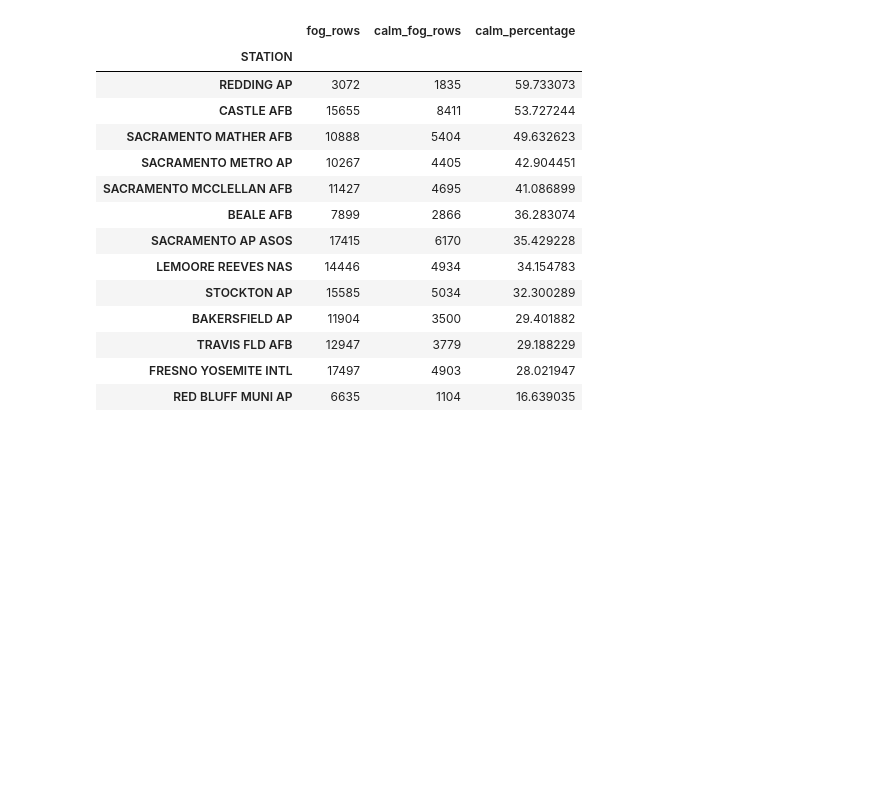
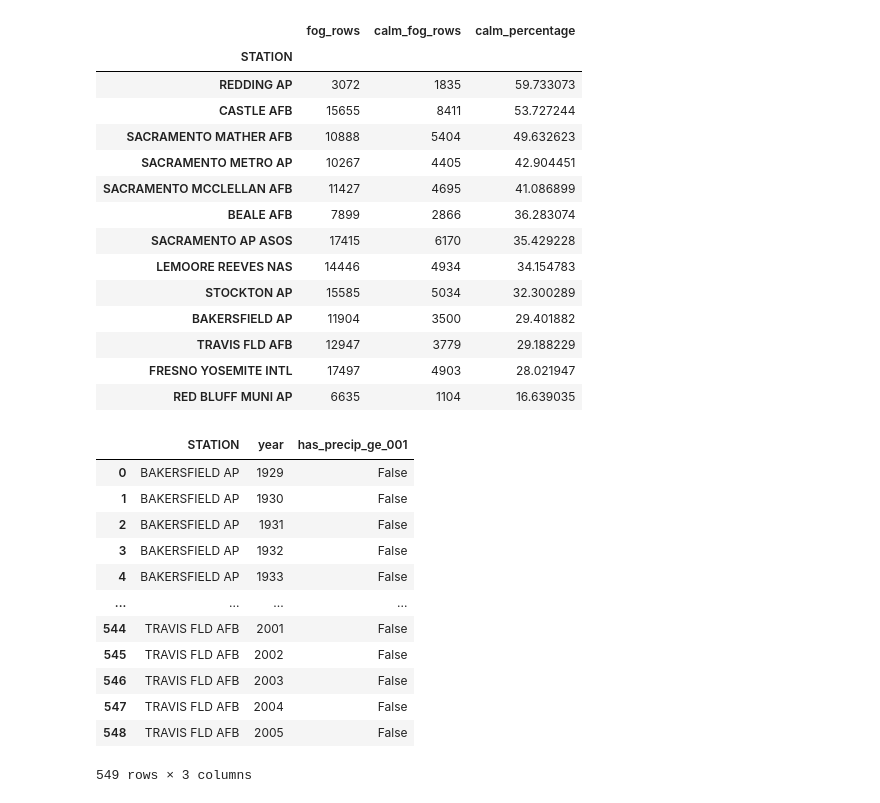
Before and after one commit to audfish/WQ2026, a Jupyter notebook: conditions_testing_simplified.ipynb, the cells around one changed output. Saved outputs shown, nothing was run; the diff lists cells and outputs as text; code cells hidden in the pictures; blank space fills up the shorter version.

```diff
--- a/conditions_testing_simplified.ipynb
+++ b/conditions_testing_simplified.ipynb
@@ -1624,3 +1624,42 @@ display(calm_summary.sort_values("calm_percentage", ascending=False))
 | TRAVIS FLD AFB | 12947 | 3779 | 29.188229 |
 | FRESNO YOSEMITE INTL | 17497 | 4903 | 28.021947 |
 | RED BLUFF MUNI AP | 6635 | 1104 | 16.639035 |
+# %%
+# Find station-years with no observed day reaching 0.001 precipitation.
+precip_data = CV_rows[
+    ["STATION", "year", "month", "day", "HourlyPrecipitation"]
+].copy()
+
+precip_data["HourlyPrecipitation"] = pd.to_numeric(
+    precip_data["HourlyPrecipitation"], errors="coerce"
+)
+
+daily_precip = (
+    precip_data.groupby(["STATION", "year", "month", "day"], as_index=False)
+    ["HourlyPrecipitation"]
+    .max()
+)
+daily_precip["has_precip_ge_001"] = daily_precip["HourlyPrecipitation"].ge(0.001)
+
+station_years_no_precip_days = (
+    daily_precip.groupby(["STATION", "year"])["has_precip_ge_001"]
+    .any()
+    .loc[lambda s: ~s]
+    .reset_index()
+)
+
+display(station_years_no_precip_days)
+# %% [output]
+|  | STATION | year | has_precip_ge_001 |
+| 0 | BAKERSFIELD AP | 1929 | False |
+| 1 | BAKERSFIELD AP | 1930 | False |
+| 2 | BAKERSFIELD AP | 1931 | False |
+| 3 | BAKERSFIELD AP | 1932 | False |
+| 4 | BAKERSFIELD AP | 1933 | False |
+| ... | ... | ... | ... |
+| 544 | TRAVIS FLD AFB | 2001 | False |
+| 545 | TRAVIS FLD AFB | 2002 | False |
+| 546 | TRAVIS FLD AFB | 2003 | False |
+| 547 | TRAVIS FLD AFB | 2004 | False |
+| 548 | TRAVIS FLD AFB | 2005 | False |
+549 rows × 3 columns
```
Also changed, not shown: parts of 1 cell of this notebook.
